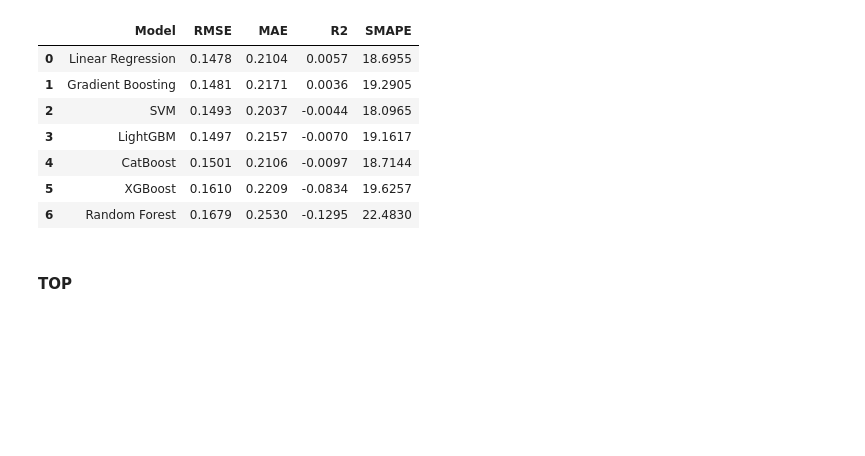
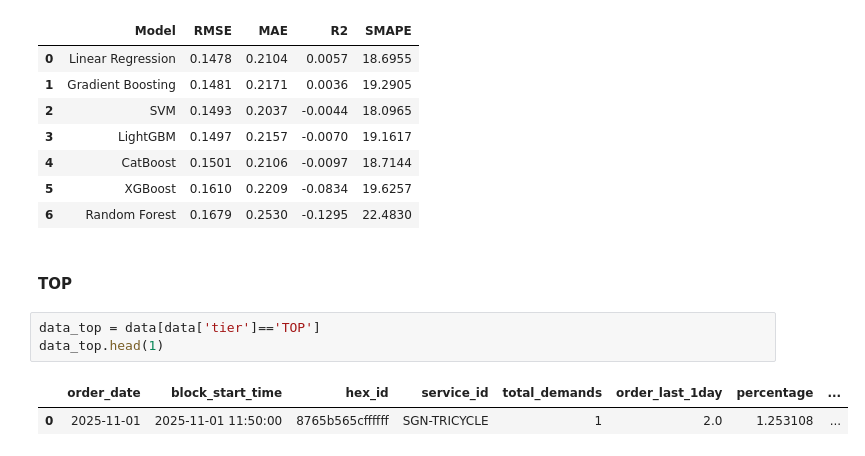
Before and after one commit to nhu1101/supply_forecasting, a Jupyter notebook: notebooks/demand_process.ipynb, the cells around one changed output. Drawn from its saved outputs; the diff is of its cells as text; blank space fills up the shorter version.

```diff
--- a/notebooks/demand_process.ipynb
+++ b/notebooks/demand_process.ipynb
@@ -308,3 +308,9 @@ results_df
 | 6 | Random Forest | 0.1679 | 0.2530 | -0.1295 | 22.4830 |
 # %% [markdown]
 #### TOP
+# %%
+data_top = data[data['tier']=='TOP']
+data_top.head(1)
+# %% [output]
+|  | order_date | block_start_time | hex_id | service_id | total_demands | order_last_1day | percentage | ... |
+| 0 | 2025-11-01 | 2025-11-01 11:50:00 | 8765b565cffffff | SGN-TRICYCLE | 1 | 2.0 | 1.253108 | ... |
```
Also changed, not shown: parts of 26 cells of this notebook.
